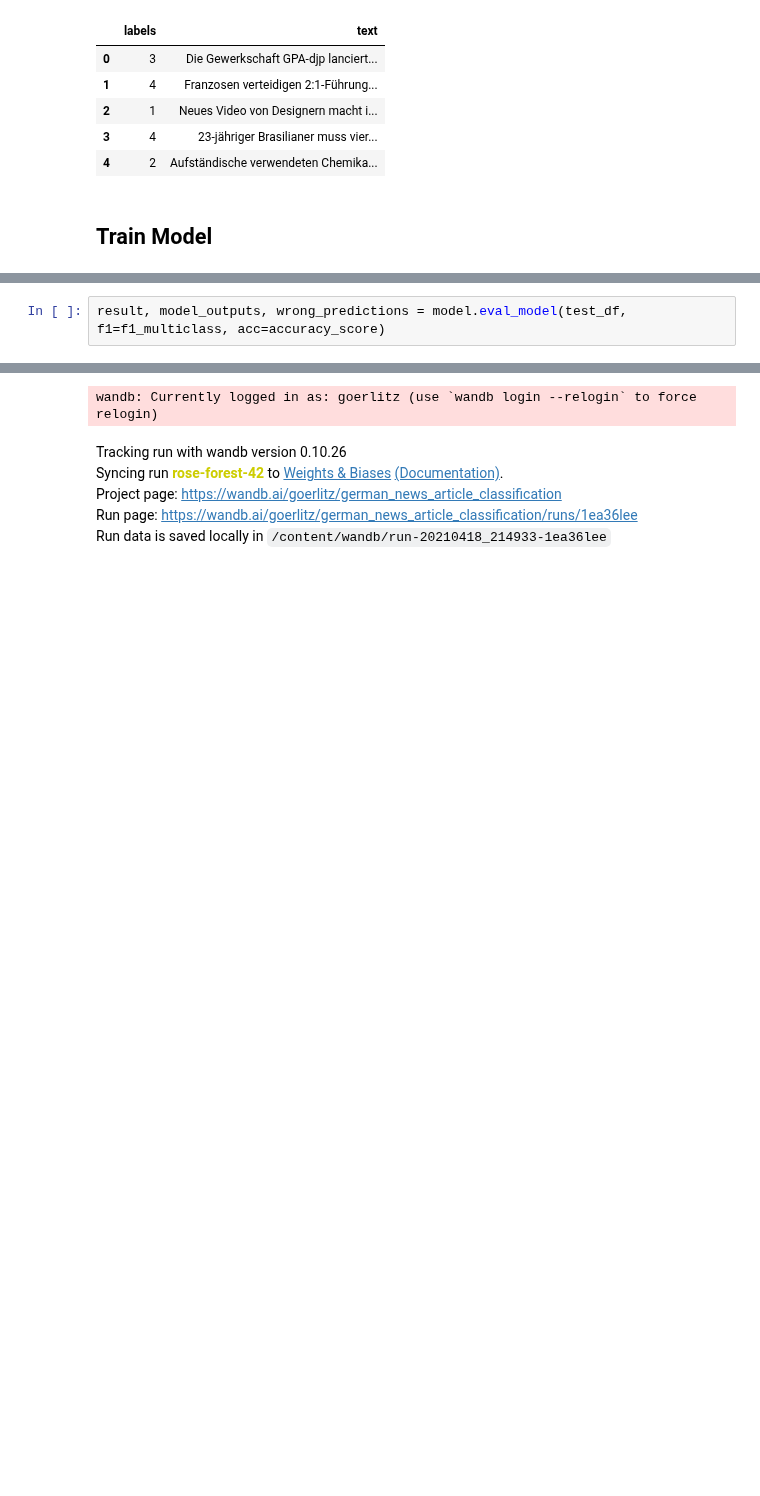
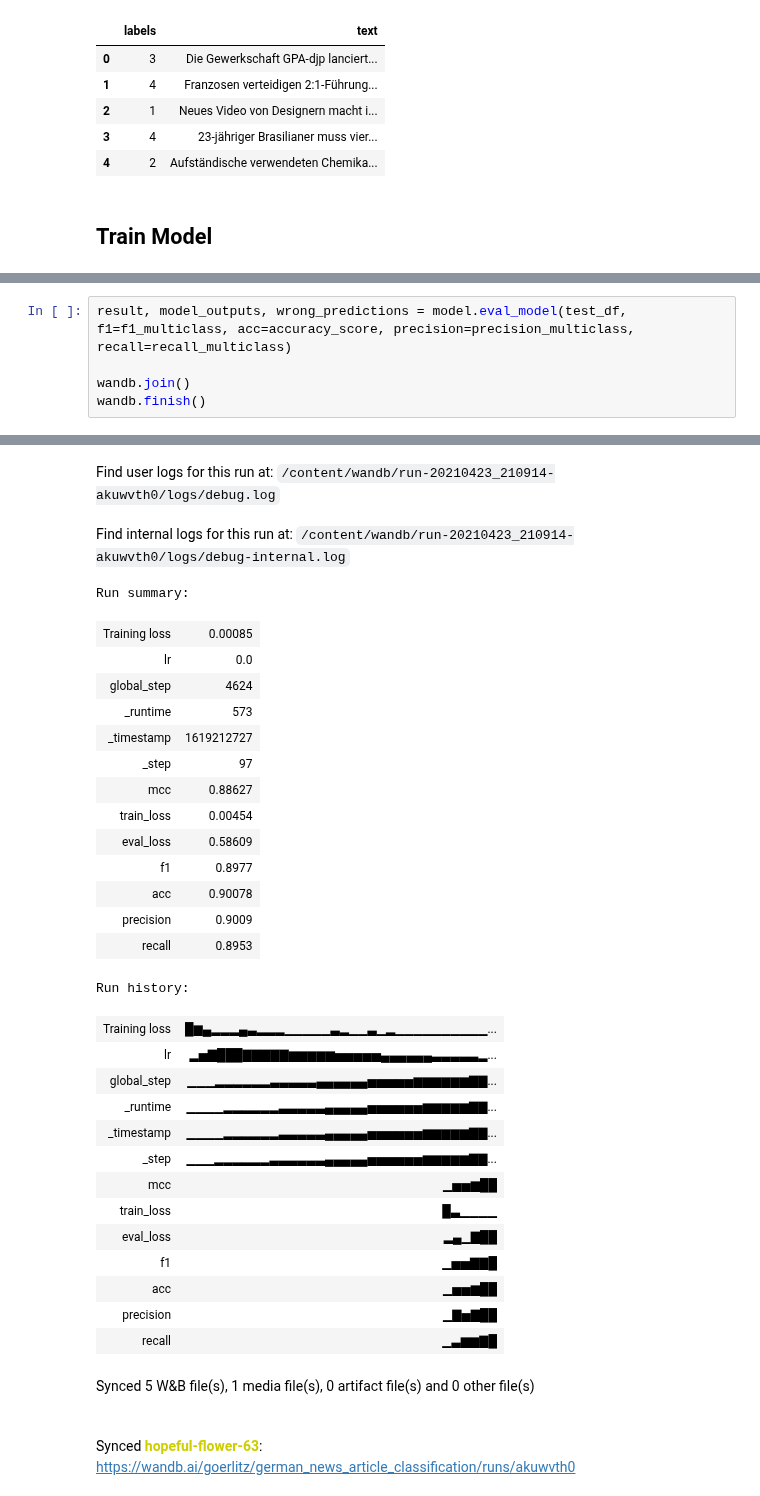
Before and after one commit to goerlitz/nlp-classification, a Jupyter notebook: notebooks/10kGNAD/colab/TextClassifierDistilbertGerman.ipynb, the cells around one changed output, grey strips where cells are left out. Drawn from its saved outputs; the diff is of its cells as text; blank space fills up the shorter version.

```diff
--- a/notebooks/10kGNAD/colab/TextClassifierDistilbertGerman.ipynb
+++ b/notebooks/10kGNAD/colab/TextClassifierDistilbertGerman.ipynb
@@ -211,3 +219,6 @@ Run summary:
 # %%
-result, model_outputs, wrong_predictions = model.eval_model(test_df, f1=f1_multiclass, acc=accuracy_score)
+result, model_outputs, wrong_predictions = model.eval_model(test_df, f1=f1_multiclass, acc=accuracy_score, precision=precision_multiclass, recall=recall_multiclass)
+
+wandb.join()
+wandb.finish()
 # %% [output]
@@ -214,6 +228,32 @@ result, model_outputs, wrong_predictions = model.eval_model(test_df, f1=f1_multi
+Find user logs for this run at: /content/wandb/run-20210423_210914-akuwvth0/logs/debug.log
+Find internal logs for this run at: /content/wandb/run-20210423_210914-akuwvth0/logs/debug-internal.log
-wandb: Currently logged in as: goerlitz (use `wandb login --relogin` to force relogin)
+Run summary:
-Tracking run with wandb version 0.10.26
-Syncing run rose-forest-42 to Weights & Biases (Documentation).
-Project page: https://wandb.ai/goerlitz/german_news_article_classification
-Run page: https://wandb.ai/goerlitz/german_news_article_classification/runs/1ea36lee
-Run data is saved locally in /content/wandb/run-20210418_214933-1ea36lee
+| Training loss | 0.00085 |
+| lr | 0.0 |
+| global_step | 4624 |
+| _runtime | 573 |
+| _timestamp | 1619212727 |
+| _step | 97 |
+| mcc | 0.88627 |
+| train_loss | 0.00454 |
+| eval_loss | 0.58609 |
+| f1 | 0.8977 |
+| acc | 0.90078 |
+| precision | 0.9009 |
+| recall | 0.8953 |
+Run history:
+| Training loss | █▆▄▂▂▂▄▃▂▂▂▁▁▁▁▁▃▂▁▁▃▁▂▁▁▁▁▁▁▁▁▁▁... |
+| lr | ▂▅▇███▇▇▇▇▇▆▆▆▆▆▅▅▅▅▅▄▄▄▄▄▄▃▃▃▃▃▂... |
+| global_step | ▁▁▁▂▂▂▂▂▂▃▃▃▃▃▄▄▄▄▄▄▅▅▅▅▅▆▆▆▆▆▆▇▇... |
+| _runtime | ▁▁▁▁▂▂▂▂▂▂▃▃▃▃▃▄▄▄▄▄▅▅▅▅▅▅▆▆▆▆▆▇▇... |
+| _timestamp | ▁▁▁▁▂▂▂▂▂▂▃▃▃▃▃▄▄▄▄▄▅▅▅▅▅▅▆▆▆▆▆▇▇... |
+| _step | ▁▁▁▂▂▂▂▂▂▃▃▃▃▃▃▄▄▄▄▄▅▅▅▅▅▅▆▆▆▆▆▇▇... |
+| mcc | ▁▅▅▆██ |
+| train_loss | █▃▁▁▁▁ |
+| eval_loss | ▂▄▁▇██ |
+| f1 | ▁▅▅▇▇█ |
+| acc | ▁▅▅▆██ |
+| precision | ▁▇▅▇██ |
+| recall | ▁▃▆▆▇█ |
+Synced 5 W&B file(s), 1 media file(s), 0 artifact file(s) and 0 other file(s)
+Synced hopeful-flower-63: https://wandb.ai/goerlitz/german_news_article_classification/runs/akuwvth0
```
Also changed, not shown: parts of 16 cells of this notebook.
